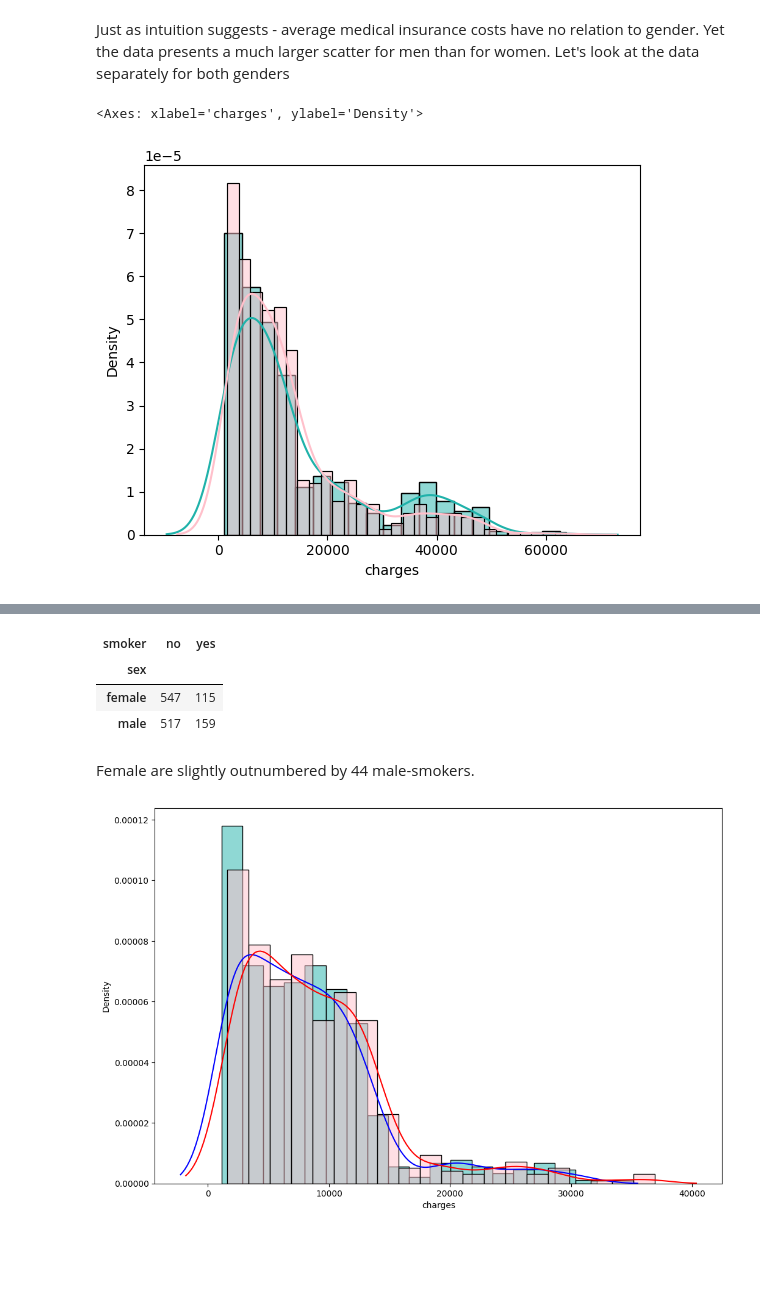
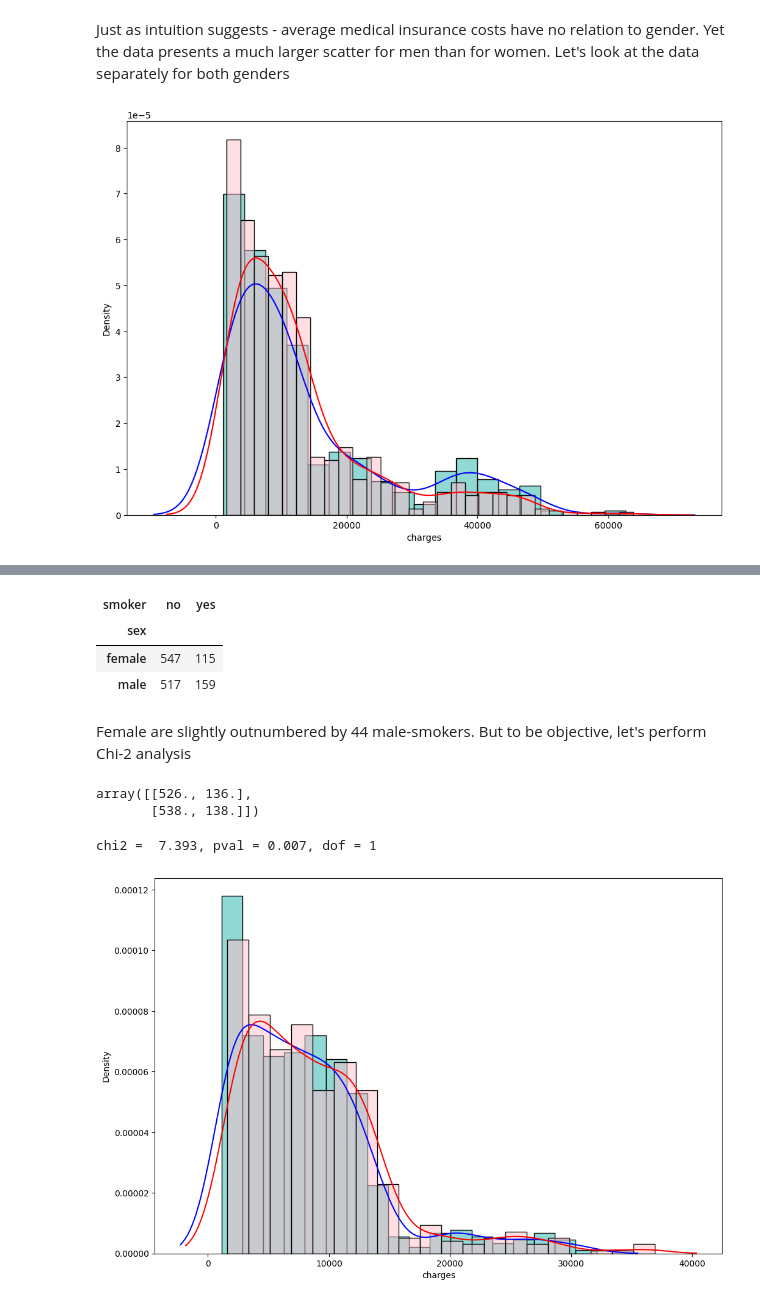
Before and after one commit to grzegorz-gomza/Portfolio_Projects, a Jupyter notebook: Medical Insurance/us-medical-insurance-costs.ipynb, the cells around one changed output, grey strips where cells are left out. Cells and saved outputs as stored; diff of their text form; code cells hidden in the pictures; blank space fills up the shorter version.

Commit message:
EDA was completed, Chi2 analyses were performed,a correlation matrix was created

```diff
--- a/Medical Insurance/us-medical-insurance-costs.ipynb
+++ b/Medical Insurance/us-medical-insurance-costs.ipynb
@@ -219,12 +220,12 @@ Just as intuition suggests - average medical insurance costs have no relation to
 # %%
 db_male = db[db['sex'] == 'male']
 db_female = db[db['sex'] == 'female']
 
-sns.histplot(data=db_male, x='charges', kde=True, kde_kws=dict(cut=3), color='lightseagreen', label='male', stat='density', alpha=0.5)
-sns.histplot(data=db_female, x='charges', kde=True, kde_kws=dict(cut=3), color='pink', label='female', stat='density', alpha=0.5)
+plt.figure(figsize=(12, 8))
+sns.histplot(data=db_male, x='charges', kde=True, kde_kws=dict(cut=3), color='lightseagreen', label='male', stat='density', alpha=0.5).lines[0].set_color('blue')
+sns.histplot(data=db_female, x='charges', kde=True, kde_kws=dict(cut=3), color='pink', label='female', stat='density', alpha=0.5).lines[1].set_color('red')
 # %% [output]
-<Axes: xlabel='charges', ylabel='Density'>
-[figure, old version]
+[figure, new version]
 # %% [markdown]
 The histogram shows that the group of men above $30,000 is more numerous than women, and conversely, the number of women below the insurance amount of $15,000 is more numerous than men. Having already had experience with the influence of smokers on the data, let's test the hypothesis that men smoke more often than women
 # %%
@@ -236,7 +237,18 @@ sex_smoker
 | female | 547 | 115 |
 | male | 517 | 159 |
 # %% [markdown]
-Female are slightly outnumbered by 44 male-smokers.
+Female are slightly outnumbered by 44 male-smokers. But to be objective, let's perform Chi-2 analysis
+# %%
+chi2, pval, dof, expected = chi2_contingency(sex_smoker)
+
+expected.round(0)
+# %% [output]
+array([[526., 136.],
+       [538., 138.]])
+# %%
+print(f'chi2 =  {chi2.round(3)}, pval = {pval.round(3)}, dof = {dof}')
+# %% [output]
+chi2 =  7.393, pval = 0.007, dof = 1
 # %%
 db_male_non_smokers = db[(db.sex == 'male') & (db.smoker == 'no')]
 db_female_non_smokers = db[(db.sex == 'female' ) & (db.smoker == 'no')]
```
Also changed, not shown: parts of 18 cells of this notebook.
